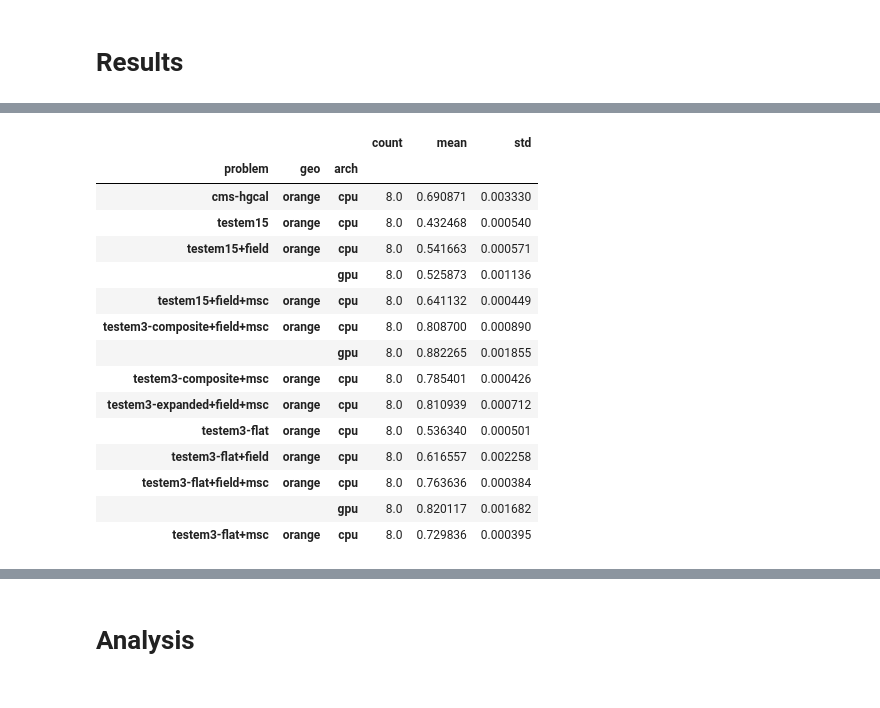
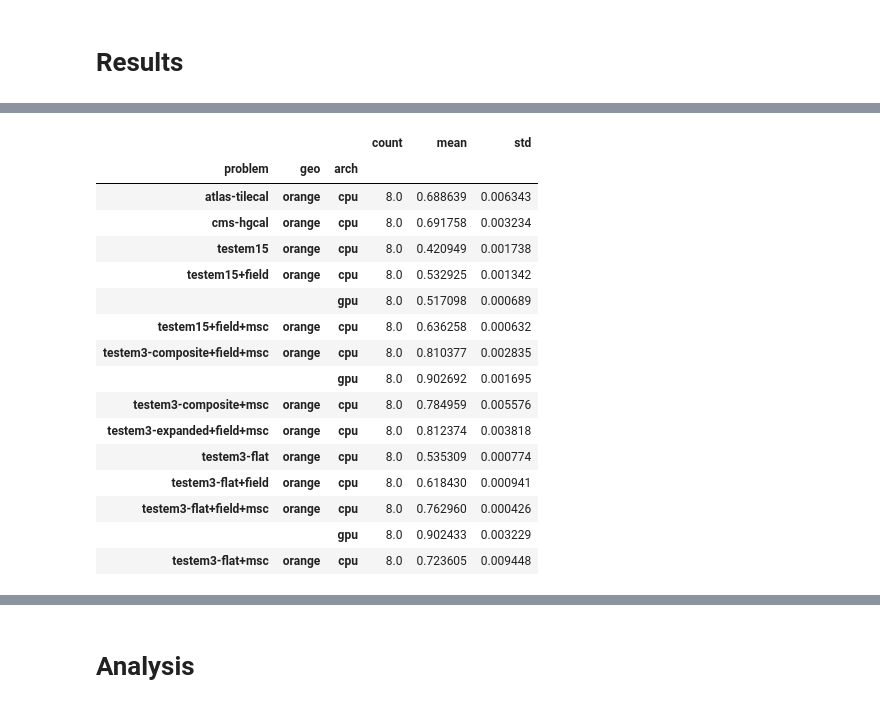
Before and after one commit to celeritas-project/regression, a Jupyter notebook: analysis.ipynb, the cells around one changed output, grey strips where cells are left out. Saved outputs shown, nothing was run; the diff lists cells and outputs as text; code cells hidden in the pictures.

Commit message:
Add analysis

```diff
--- a/analysis.ipynb
+++ b/analysis.ipynb
@@ -32,0 +59,3 @@ Analysis for Celeritas v0.4.4-rc.1 on wildstyle
+# %%
+old = analyze.Analysis(f"results-old/{system}/")
+print(old, f"({oldversion})")
@@ -97,19 +69,20 @@ ftab.to_frame()
 # %%
-analyze.calc_geo_frac(frontier)
+analyze.calc_geo_frac(old)
 # %% [output]
 |  |  |  | count | mean | std |
 | problem | geo | arch |  |  |  |
-| cms-hgcal | orange | cpu | 8.0 | 0.690871 | 0.003330 |
-| testem15 | orange | cpu | 8.0 | 0.432468 | 0.000540 |
-| testem15+field | orange | cpu | 8.0 | 0.541663 | 0.000571 |
-|  |  | gpu | 8.0 | 0.525873 | 0.001136 |
-| testem15+field+msc | orange | cpu | 8.0 | 0.641132 | 0.000449 |
-| testem3-composite+field+msc | orange | cpu | 8.0 | 0.808700 | 0.000890 |
-|  |  | gpu | 8.0 | 0.882265 | 0.001855 |
-| testem3-composite+msc | orange | cpu | 8.0 | 0.785401 | 0.000426 |
-| testem3-expanded+field+msc | orange | cpu | 8.0 | 0.810939 | 0.000712 |
-| testem3-flat | orange | cpu | 8.0 | 0.536340 | 0.000501 |
-| testem3-flat+field | orange | cpu | 8.0 | 0.616557 | 0.002258 |
-| testem3-flat+field+msc | orange | cpu | 8.0 | 0.763636 | 0.000384 |
-|  |  | gpu | 8.0 | 0.820117 | 0.001682 |
-| testem3-flat+msc | orange | cpu | 8.0 | 0.729836 | 0.000395 |
+| atlas-tilecal | orange | cpu | 8.0 | 0.688639 | 0.006343 |
+| cms-hgcal | orange | cpu | 8.0 | 0.691758 | 0.003234 |
+| testem15 | orange | cpu | 8.0 | 0.420949 | 0.001738 |
+| testem15+field | orange | cpu | 8.0 | 0.532925 | 0.001342 |
+|  |  | gpu | 8.0 | 0.517098 | 0.000689 |
+| testem15+field+msc | orange | cpu | 8.0 | 0.636258 | 0.000632 |
+| testem3-composite+field+msc | orange | cpu | 8.0 | 0.810377 | 0.002835 |
+|  |  | gpu | 8.0 | 0.902692 | 0.001695 |
+| testem3-composite+msc | orange | cpu | 8.0 | 0.784959 | 0.005576 |
+| testem3-expanded+field+msc | orange | cpu | 8.0 | 0.812374 | 0.003818 |
+| testem3-flat | orange | cpu | 8.0 | 0.535309 | 0.000774 |
+| testem3-flat+field | orange | cpu | 8.0 | 0.618430 | 0.000941 |
+| testem3-flat+field+msc | orange | cpu | 8.0 | 0.762960 | 0.000426 |
+|  |  | gpu | 8.0 | 0.902433 | 0.003229 |
+| testem3-flat+msc | orange | cpu | 8.0 | 0.723605 | 0.009448 |
```
Also changed, not shown: parts of 37 cells of this notebook.
